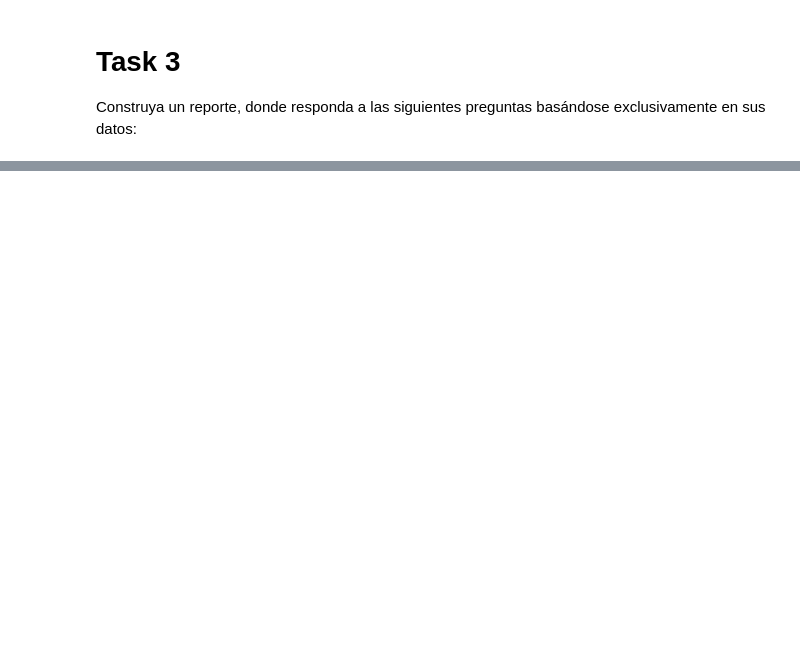
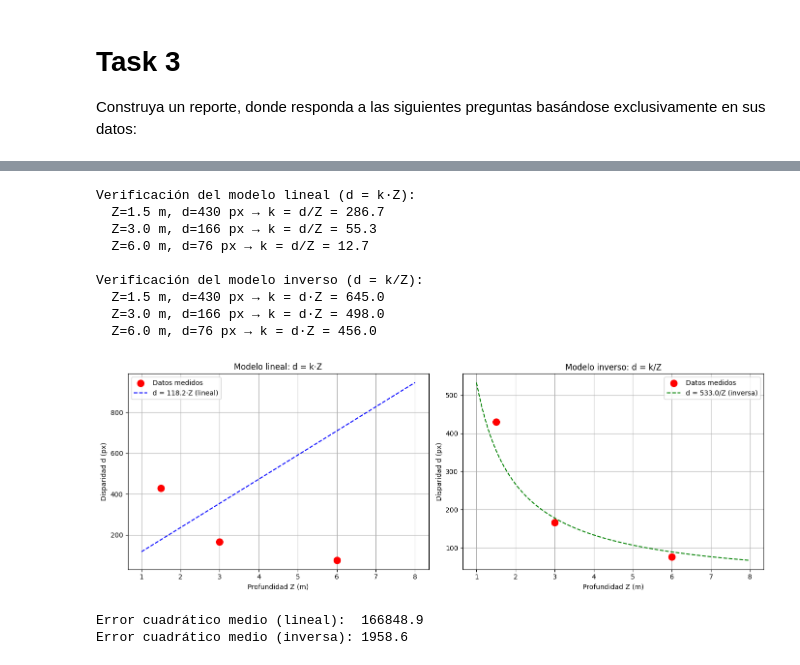
Before and after one commit to Its-Japo/VisionXComputadora, a Jupyter notebook: Lab_5/lab5.ipynb, the cells around one changed output, grey strips where cells are left out. Saved outputs shown, nothing was run; the diff lists cells and outputs as text; code cells hidden in the pictures; blank space fills up the shorter version.

```diff
--- a/Lab_5/lab5.ipynb
+++ b/Lab_5/lab5.ipynb
@@ -264,0 +370,58 @@ Construya un reporte, donde responda a las siguientes preguntas basándose exclu
+# %%
+
+Z = np.array([1.5, 3.0, 6.0])
+d = np.array([430.0, 166.0, 76.0])
+
+k_lineal = d / Z
+k_inversa = d * Z
+
+print("Verificación del modelo lineal (d = k·Z):")
+for i in range(3):
+    print(f"  Z={Z[i]:.1f} m, d={d[i]:.0f} px → k = d/Z = {k_lineal[i]:.1f}")
+
+print(f"\nVerificación del modelo inverso (d = k/Z):")
+for i in range(3):
+    print(f"  Z={Z[i]:.1f} m, d={d[i]:.0f} px → k = d·Z = {k_inversa[i]:.1f}")
+
+Z_fit = np.linspace(1.0, 8.0, 100)
+k_inv_avg = np.mean(k_inversa)
+k_lin_avg = np.mean(k_lineal)
+
+fig, axes = plt.subplots(1, 2, figsize=(14, 5))
+
+axes[0].scatter(Z, d, color='red', s=100, zorder=5, label='Datos medidos')
+axes[0].plot(Z_fit, k_lin_avg * Z_fit, 'b--', label=f'd = {k_lin_avg:.1f}·Z (lineal)')
+axes[0].set_xlabel('Profundidad Z (m)')
+axes[0].set_ylabel('Disparidad d (px)')
+axes[0].set_title('Modelo lineal: d = k·Z')
+axes[0].legend()
+axes[0].grid(True)
+
+axes[1].scatter(Z, d, color='red', s=100, zorder=5, label='Datos medidos')
+axes[1].plot(Z_fit, k_inv_avg / Z_fit, 'g--', label=f'd = {k_inv_avg:.1f}/Z (inversa)')
+axes[1].set_xlabel('Profundidad Z (m)')
+axes[1].set_ylabel('Disparidad d (px)')
+axes[1].set_title('Modelo inverso: d = k/Z')
+axes[1].legend()
+axes[1].grid(True)
+
+plt.tight_layout()
+plt.show()
+
+residuos_lin = d - k_lin_avg * Z
+residuos_inv = d - k_inv_avg / Z
+print(f"\nError cuadrático medio (lineal):  {np.mean(residuos_lin**2):.1f}")
+print(f"Error cuadrático medio (inversa): {np.mean(residuos_inv**2):.1f}")
+# %% [output]
+Verificación del modelo lineal (d = k·Z):
+  Z=1.5 m, d=430 px → k = d/Z = 286.7
+  Z=3.0 m, d=166 px → k = d/Z = 55.3
+  Z=6.0 m, d=76 px → k = d/Z = 12.7
+
+Verificación del modelo inverso (d = k/Z):
+  Z=1.5 m, d=430 px → k = d·Z = 645.0
+  Z=3.0 m, d=166 px → k = d·Z = 498.0
+  Z=6.0 m, d=76 px → k = d·Z = 456.0
+[figure, added]
+Error cuadrático medio (lineal):  166848.9
+Error cuadrático medio (inversa): 1958.6
```
Also changed, not shown: parts of 12 cells of this notebook.
